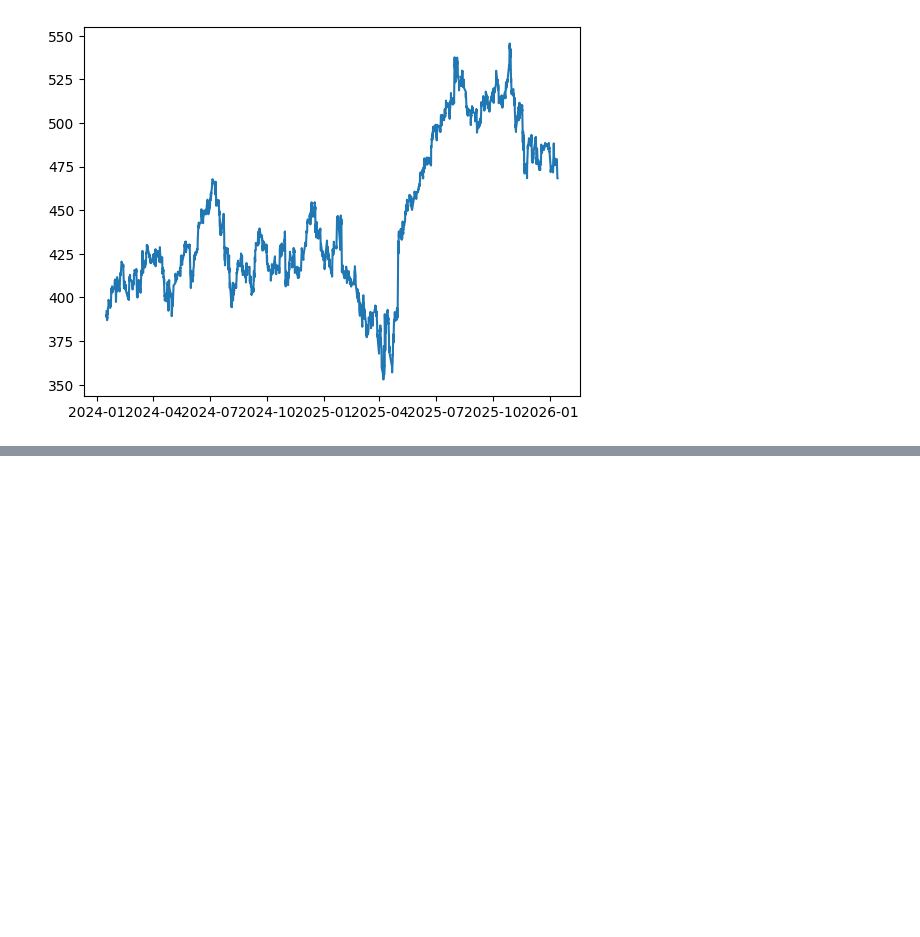
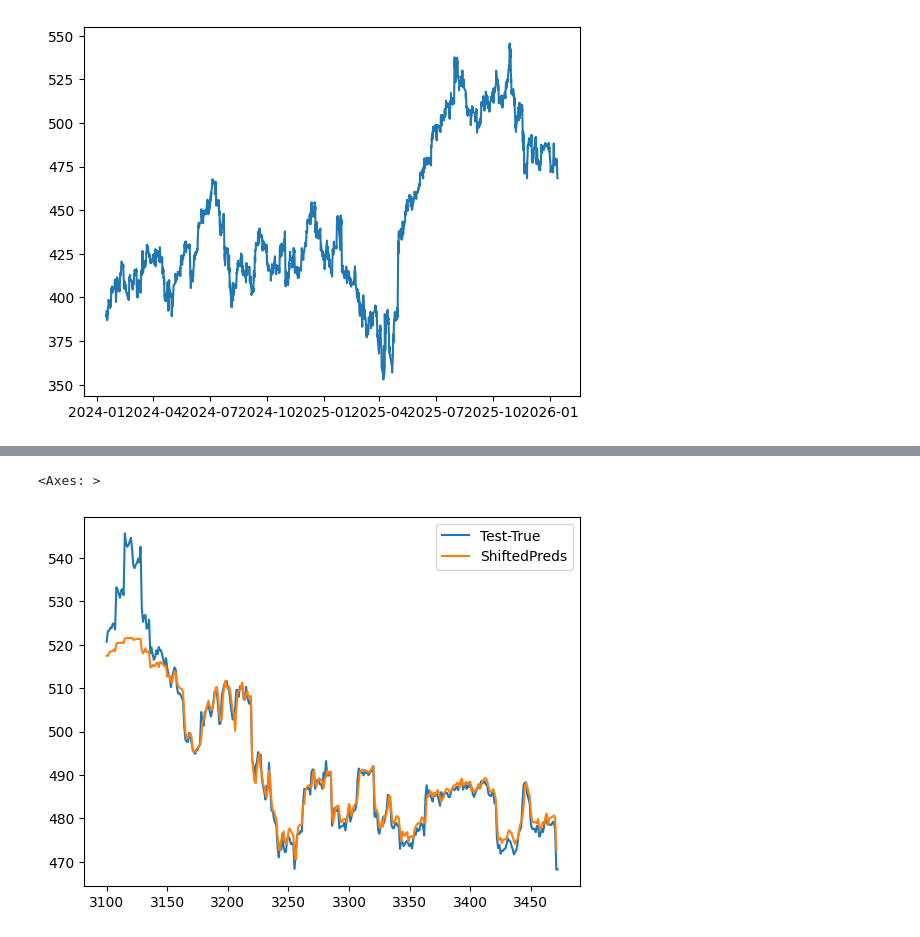
Before and after one commit to noah-frank/LSTMStockModel, a Jupyter notebook: nbs/Create_Data.ipynb, the cells around one changed output, grey strips where cells are left out. Cells and saved outputs as stored; diff of their text form; code cells hidden in the pictures; blank space fills up the shorter version.

```diff
--- a/nbs/Create_Data.ipynb
+++ b/nbs/Create_Data.ipynb
@@ -64,0 +191,6 @@ X_train, y_train = X[3100:], y[3100:]
+# %%
+graph_df["ShiftedPreds"] = graph_df["Test-Preds"].shift(-1)
+graph_df[["Test-True", "ShiftedPreds"]].iloc[train_size+val_size:].plot()
+# %% [output]
+<Axes: >
+[figure, added]
```
Also changed, not shown: parts of 16 cells of this notebook, 2 other files.
